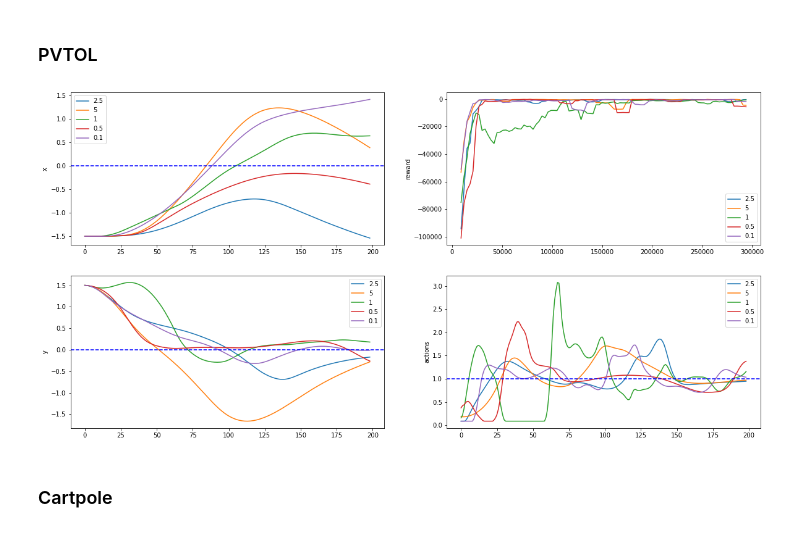
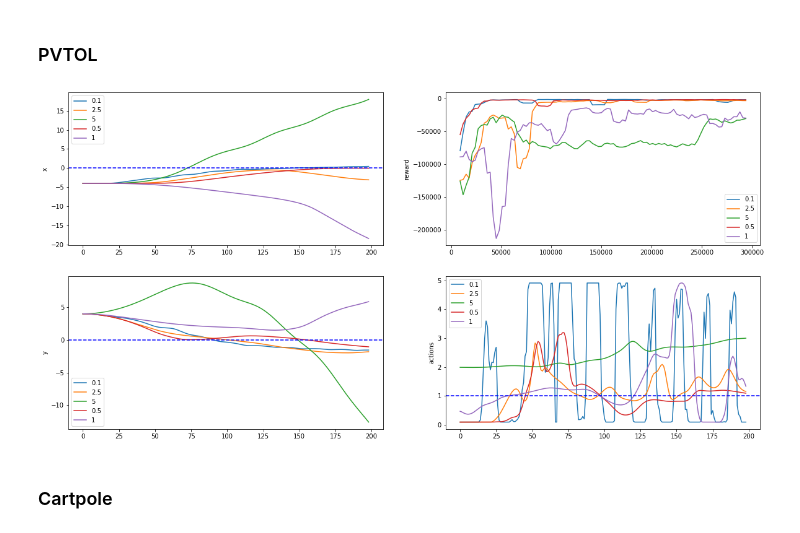
Before and after one commit to mohsinsarwari/RL_Path_Planning, a Jupyter notebook: cheap_control/evaluation.ipynb, the cells around one changed output. Saved outputs shown, nothing was run; the diff lists cells and outputs as text; code cells hidden in the pictures.

```diff
--- a/cheap_control/evaluation.ipynb
+++ b/cheap_control/evaluation.ipynb
@@ -32,7 +32,7 @@ def look_through_folders():
 #Filter through run: returns dictionary where values belong to same run
 def check(params):
     match = bool(1
-        and params.id == 24
+        and params.id == 31
         and params.finished == True
         #and params.envs.manipulator.cost_func == 3
         )
@@ -221,7 +221,7 @@ def plot_eval():
 
         plot = True #plot only one
         for folder in combo:
-            results = run_eval.evaluate(folder, env='pvtol', init=[-1.5, 1.5, 0, 0, 0, 0])
+            results = run_eval.evaluate(folder, env='pvtol', init=[-4, 4, 0, 0, 0, 0])
             tb = results["pvtol"]["mean_reward"]
             tb_times = tb[0]
             tb_rew = [a[0] for a in tb[1]]
@@ -244,34 +244,34 @@ def plot_eval():
         rew_avg = np.mean(rew, axis=0)
         n=5
         tb_smoothed = np.cumsum(rew_avg, dtype=float)
         tb_smoothed[n:] = tb_smoothed[n:] - tb_smoothed[:-n]
         tb_smoothed =  tb_smoothed[n - 1:] / n
 
         plt.subplot(222)
         plt.plot(tb_times[(n//2):-(n//2)], tb_smoothed, label=str(params[label]))
 
 
 
     plt.subplot(222)
     plt.ylabel("reward")
     plt.legend()
     plt.subplot(221)
     plt.axhline(y=0, color='b', linestyle='--')
     plt.ylabel("x")
     plt.legend()
     plt.subplot(223)
     plt.axhline(y=0, color='b', linestyle='--')
     plt.ylabel("y")
     plt.legend()
     plt.subplot(224)
     plt.axhline(y=1, color='b', linestyle='--')
     plt.ylabel("actions")
     plt.legend()
     plt.show()
 
 plot_eval()
 # %% [output]
-[figure, old version]
+[figure, new version]
 # %% [markdown]
 ### Cartpole
 # %%
```
Also changed, not shown: parts of 2 cells of this notebook, 1 other file.
